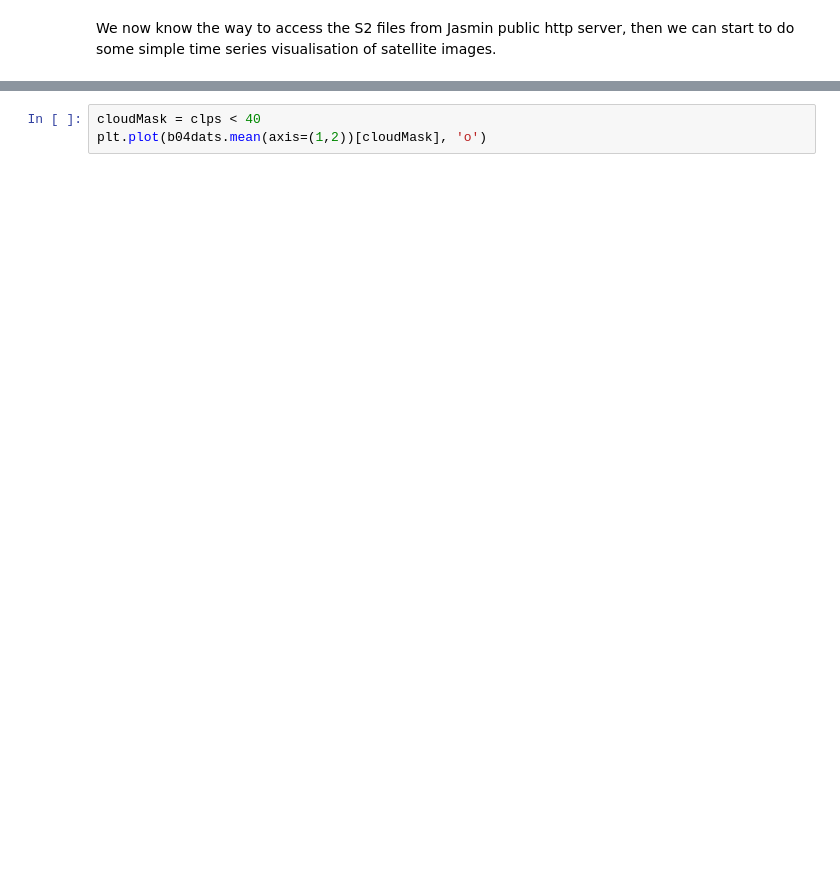
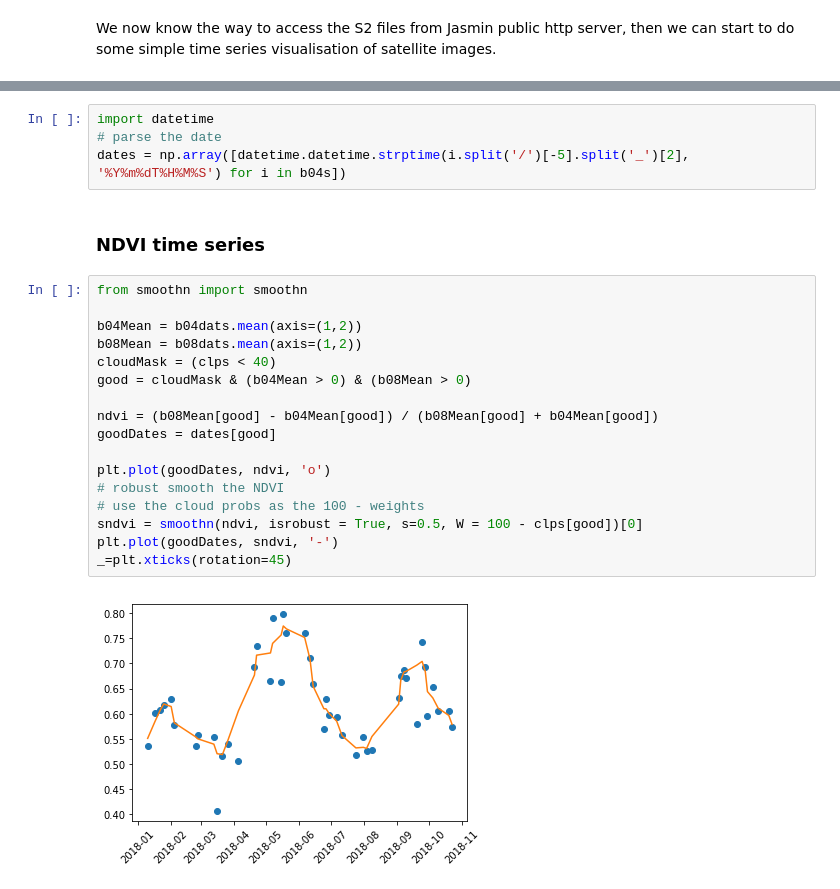
Before and after one commit to MarcYin/NCEO_ARD, a Jupyter notebook: nceo_ard.ipynb, the cells around one changed output, grey strips where cells are left out. Saved outputs shown, nothing was run; the diff lists cells and outputs as text; blank space fills up the shorter version.

```diff
--- a/nceo_ard.ipynb
+++ b/nceo_ard.ipynb
@@ -255,6 +259,28 @@ for b04 in b04s:
 b04dats = np.array(b04dats) / 10000
 b08dats = np.array(b08dats) / 10000
 clps = np.array(clps).ravel()
-# %%
-cloudMask = clps < 40
-plt.plot(b04dats.mean(axis=(1,2))[cloudMask], 'o')
+# %%
+import datetime
+# parse the date
+dates = np.array([datetime.datetime.strptime(i.split('/')[-5].split('_')[2], '%Y%m%dT%H%M%S') for i in b04s])
+# %% [markdown]
+### NDVI time series
+# %%
+from smoothn import smoothn
+
+b04Mean = b04dats.mean(axis=(1,2))
+b08Mean = b08dats.mean(axis=(1,2))
+cloudMask = (clps < 40)
+good = cloudMask & (b04Mean > 0) & (b08Mean > 0)
+
+ndvi = (b08Mean[good] - b04Mean[good]) / (b08Mean[good] + b04Mean[good])
+goodDates = dates[good]
+
+plt.plot(goodDates, ndvi, 'o')
+# robust smooth the NDVI
+# use the cloud probs as the 100 - weights
+sndvi = smoothn(ndvi, isrobust = True, s=0.5, W = 100 - clps[good])[0]
+plt.plot(goodDates, sndvi, '-')
+_=plt.xticks(rotation=45)
+# %% [output]
+[figure, added]
```
Also changed, not shown: parts of 13 cells of this notebook, 3 other files.
